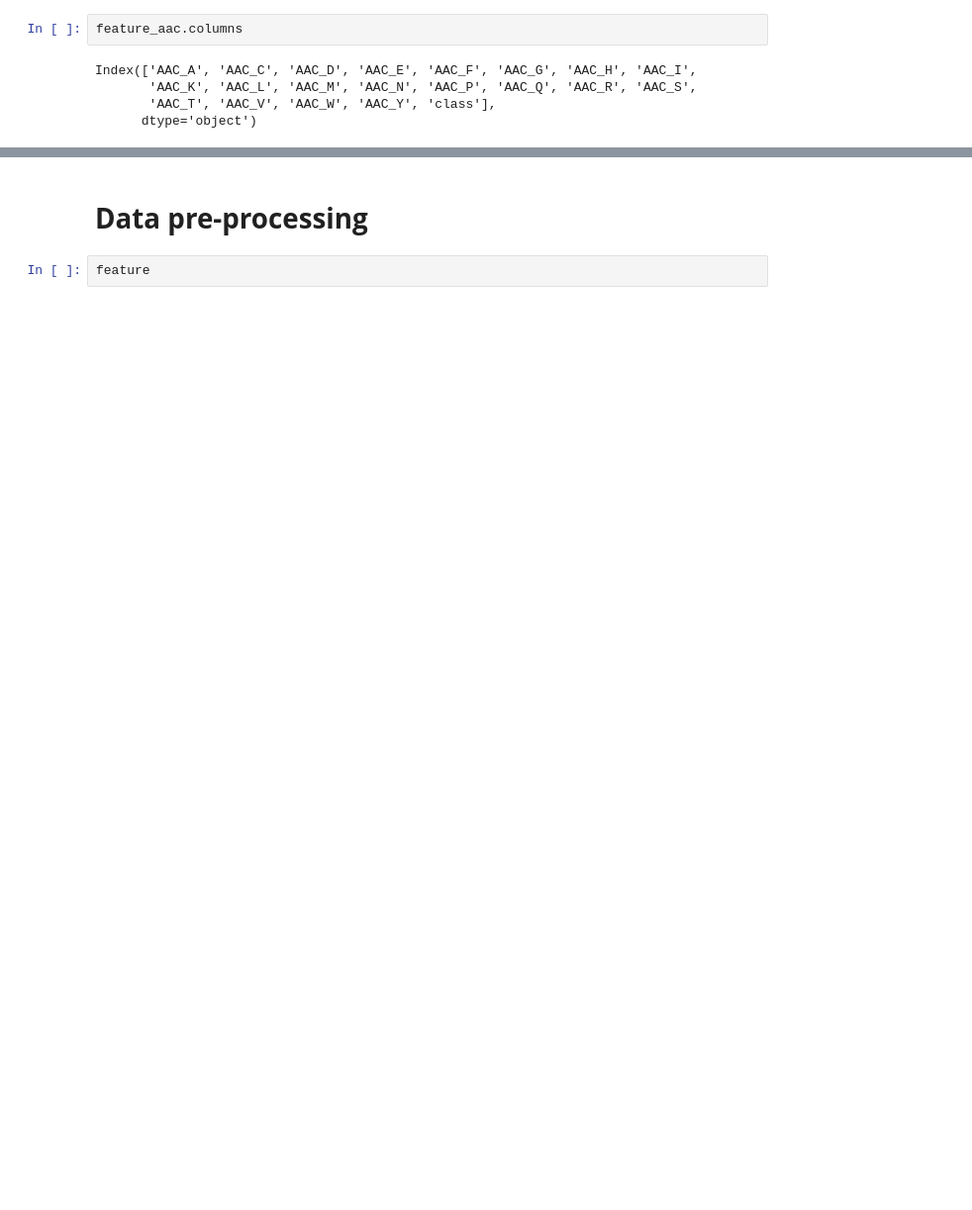
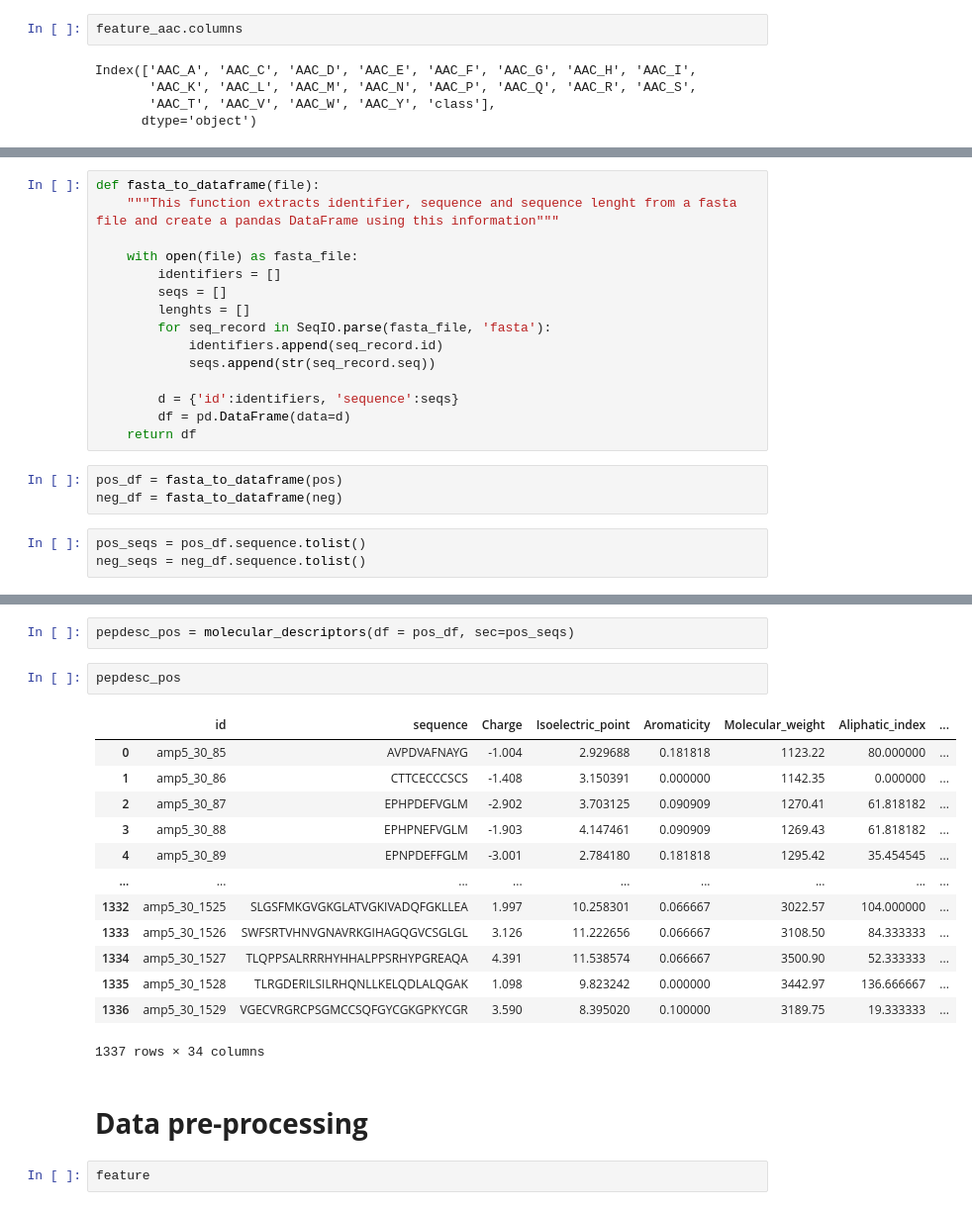
Before and after one commit to DanielAldas/RIIAA5.0_Workshop, a Jupyter notebook: Building_&_interpreting_Deep_AmPEP30_model.ipynb, the cells around one changed output, grey strips where cells are left out. Shown: that part at 99% size. Cells and saved outputs as stored; diff of their text form; blank space fills up the shorter version.

```diff
--- a/Building_&_interpreting_Deep_AmPEP30_model.ipynb
+++ b/Building_&_interpreting_Deep_AmPEP30_model.ipynb
@@ -448,0 +471,21 @@ Index(['AAC_A', 'AAC_C', 'AAC_D', 'AAC_E', 'AAC_F', 'AAC_G', 'AAC_H', 'AAC_I',
+# %%
+def fasta_to_dataframe(file):
+    """This function extracts identifier, sequence and sequence lenght from a fasta file and create a pandas DataFrame using this information"""
+
+    with open(file) as fasta_file:
+        identifiers = []
+        seqs = []
+        lenghts = []
+        for seq_record in SeqIO.parse(fasta_file, 'fasta'):
+            identifiers.append(seq_record.id)
+            seqs.append(str(seq_record.seq))
+
+        d = {'id':identifiers, 'sequence':seqs}
+        df = pd.DataFrame(data=d)
+    return df
+# %%
+pos_df = fasta_to_dataframe(pos)
+neg_df = fasta_to_dataframe(neg)
+# %%
+pos_seqs = pos_df.sequence.tolist()
+neg_seqs = neg_df.sequence.tolist()
@@ -449,3 +645,21 @@ Index(['AAC_A', 'AAC_C', 'AAC_D', 'AAC_E', 'AAC_F', 'AAC_G', 'AAC_H', 'AAC_I',
+# %%
+pepdesc_pos = molecular_descriptors(df = pos_df, sec=pos_seqs)
+# %%
+pepdesc_pos
+# %% [output]
+|  | id | sequence | Charge | Isoelectric_point | Aromaticity | Molecular_weight | Aliphatic_index | ... |
+| 0 | amp5_30_85 | AVPDVAFNAYG | -1.004 | 2.929688 | 0.181818 | 1123.22 | 80.000000 | ... |
+| 1 | amp5_30_86 | CTTCECCCSCS | -1.408 | 3.150391 | 0.000000 | 1142.35 | 0.000000 | ... |
+| 2 | amp5_30_87 | EPHPDEFVGLM | -2.902 | 3.703125 | 0.090909 | 1270.41 | 61.818182 | ... |
+| 3 | amp5_30_88 | EPHPNEFVGLM | -1.903 | 4.147461 | 0.090909 | 1269.43 | 61.818182 | ... |
+| 4 | amp5_30_89 | EPNPDEFFGLM | -3.001 | 2.784180 | 0.181818 | 1295.42 | 35.454545 | ... |
+| ... | ... | ... | ... | ... | ... | ... | ... | ... |
+| 1332 | amp5_30_1525 | SLGSFMKGVGKGLATVGKIVADQFGKLLEA | 1.997 | 10.258301 | 0.066667 | 3022.57 | 104.000000 | ... |
+| 1333 | amp5_30_1526 | SWFSRTVHNVGNAVRKGIHAGQGVCSGLGL | 3.126 | 11.222656 | 0.066667 | 3108.50 | 84.333333 | ... |
+| 1334 | amp5_30_1527 | TLQPPSALRRRHYHHALPPSRHYPGREAQA | 4.391 | 11.538574 | 0.066667 | 3500.90 | 52.333333 | ... |
+| 1335 | amp5_30_1528 | TLRGDERILSILRHQNLLKELQDLALQGAK | 1.098 | 9.823242 | 0.000000 | 3442.97 | 136.666667 | ... |
+| 1336 | amp5_30_1529 | VGECVRGRCPSGMCCSQFGYCGKGPKYCGR | 3.590 | 8.395020 | 0.100000 | 3189.75 | 19.333333 | ... |
+1337 rows × 34 columns
 # %% [markdown]
 # **Data pre-processing**
 # %%
```
Also changed, not shown: parts of 38 cells of this notebook.
